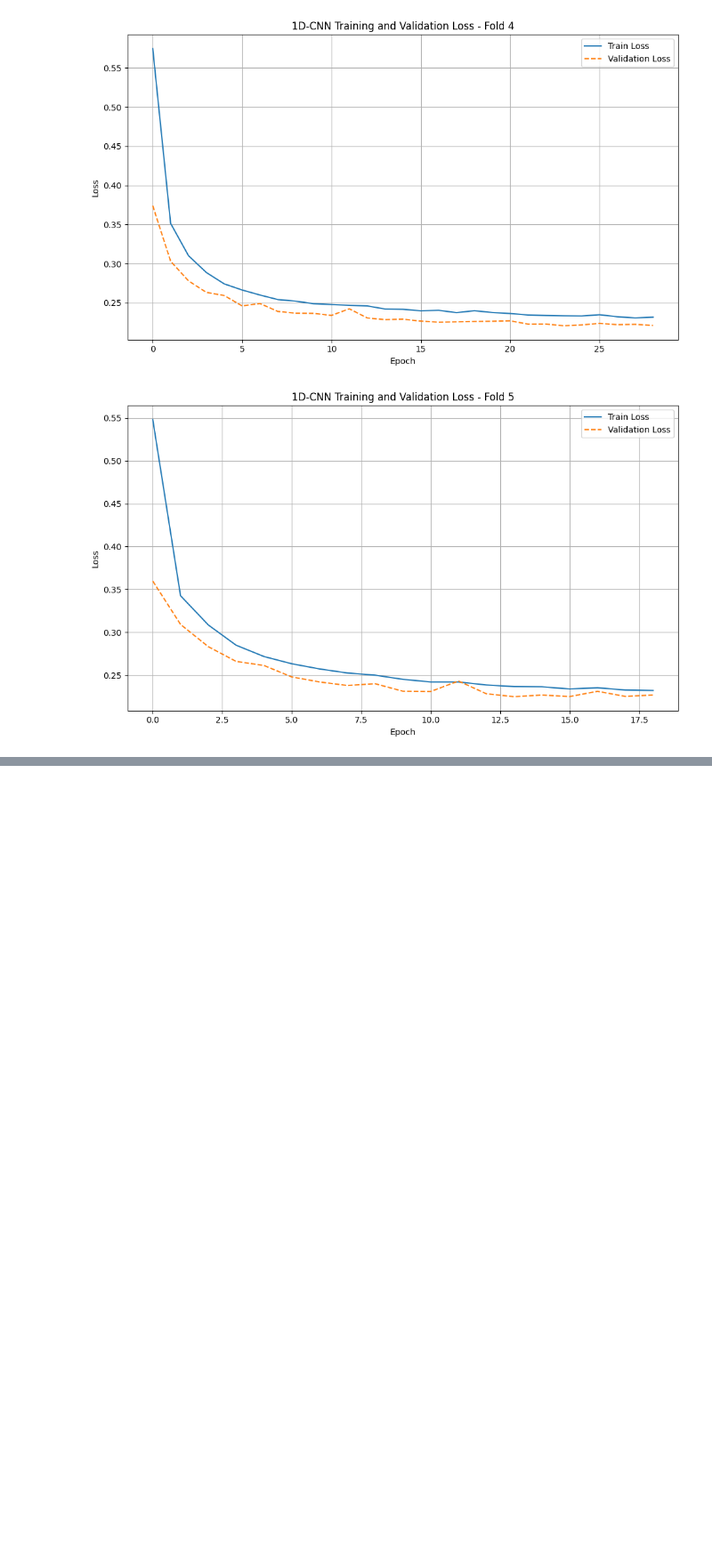
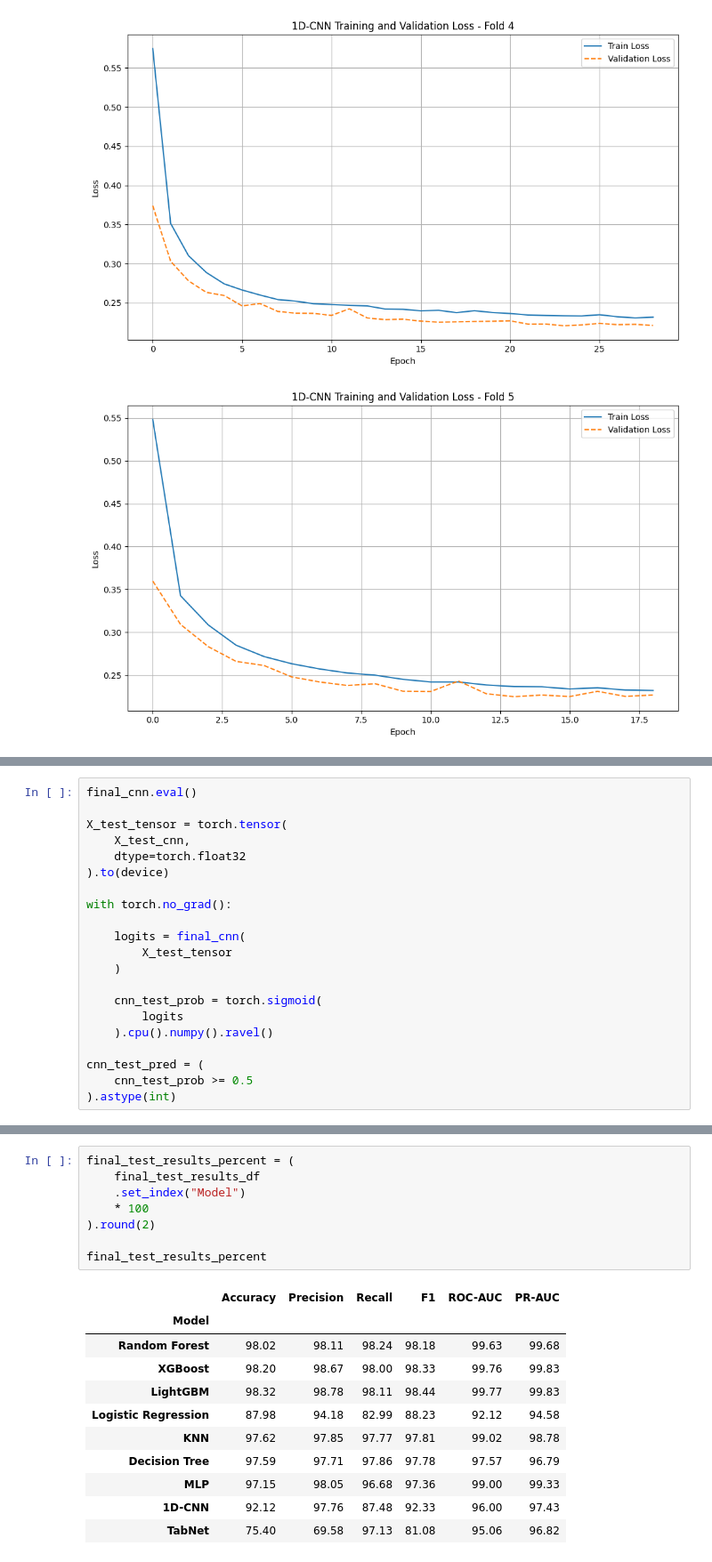
Before and after one commit to halimAhtasham/Network-_Intrusion_Detection---All_In_One, a Jupyter notebook: Binary_Classification_on_NIDS_with_ROSIDS23.ipynb, the cells around one changed output, grey strips where cells are left out. Shown at 89% size. Cells and saved outputs as stored; diff of their text form; blank space fills up the shorter version.

```diff
--- a/Binary_Classification_on_NIDS_with_ROSIDS23.ipynb
+++ b/Binary_Classification_on_NIDS_with_ROSIDS23.ipynb
@@ -2029,0 +3089,21 @@ for i, history in enumerate(cnn_histories):
+# %%
+final_cnn.eval()
+
+X_test_tensor = torch.tensor(
+    X_test_cnn,
+    dtype=torch.float32
+).to(device)
+
+with torch.no_grad():
+
+    logits = final_cnn(
+        X_test_tensor
+    )
+
+    cnn_test_prob = torch.sigmoid(
+        logits
+    ).cpu().numpy().ravel()
+
+cnn_test_pred = (
+    cnn_test_prob >= 0.5
+).astype(int)
@@ -2029,0 +3308,20 @@ for i, history in enumerate(cnn_histories):
+# %%
+final_test_results_percent = (
+    final_test_results_df
+    .set_index("Model")
+    * 100
+).round(2)
+
+final_test_results_percent
+# %% [output]
+|  | Accuracy | Precision | Recall | F1 | ROC-AUC | PR-AUC |
+| Model |  |  |  |  |  |  |
+| Random Forest | 98.02 | 98.11 | 98.24 | 98.18 | 99.63 | 99.68 |
+| XGBoost | 98.20 | 98.67 | 98.00 | 98.33 | 99.76 | 99.83 |
+| LightGBM | 98.32 | 98.78 | 98.11 | 98.44 | 99.77 | 99.83 |
+| Logistic Regression | 87.98 | 94.18 | 82.99 | 88.23 | 92.12 | 94.58 |
+| KNN | 97.62 | 97.85 | 97.77 | 97.81 | 99.02 | 98.78 |
+| Decision Tree | 97.59 | 97.71 | 97.86 | 97.78 | 97.57 | 96.79 |
+| MLP | 97.15 | 98.05 | 96.68 | 97.36 | 99.00 | 99.33 |
+| 1D-CNN | 92.12 | 97.76 | 87.48 | 92.33 | 96.00 | 97.43 |
+| TabNet | 75.40 | 69.58 | 97.13 | 81.08 | 95.06 | 96.82 |
```
Also changed, not shown: parts of 46 cells of this notebook.
